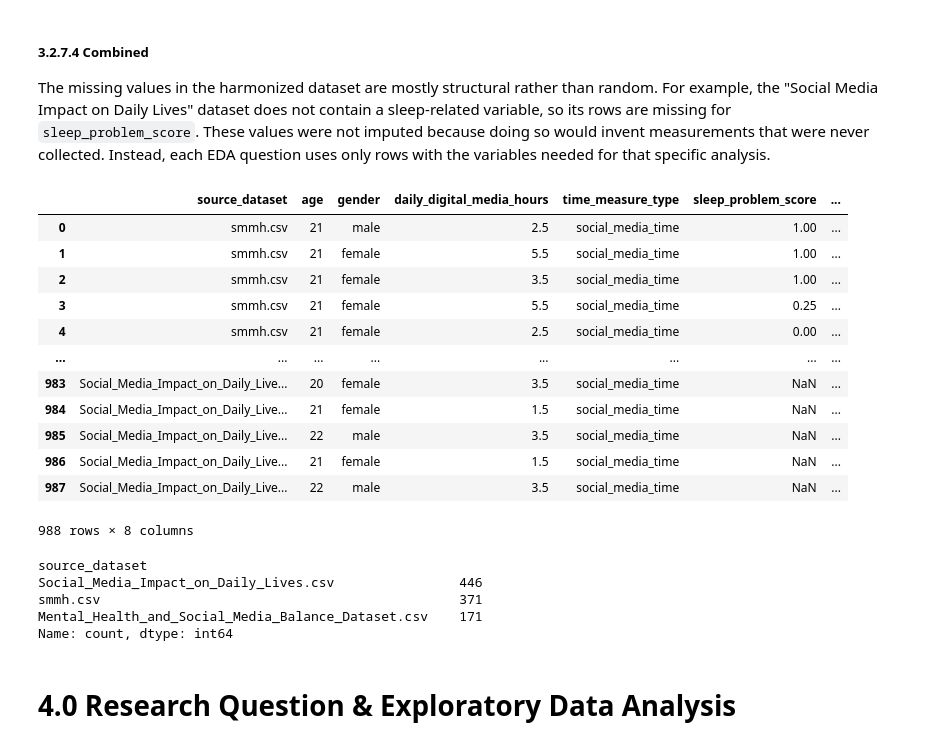
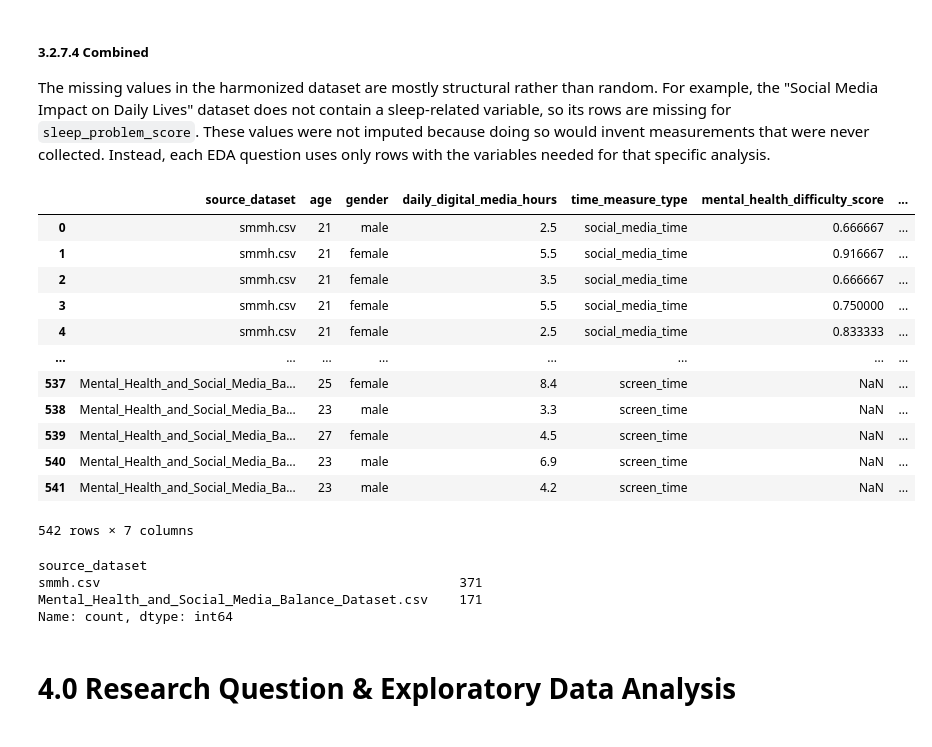
Before and after one commit to klyckman/CSMODEL, a Jupyter notebook: notebooks/Kodiak_Knowers_Notebook.ipynb, the cells around one changed output. Saved outputs shown, nothing was run; the diff lists cells and outputs as text; code cells hidden in the pictures.

```diff
--- a/notebooks/Kodiak_Knowers_Notebook.ipynb
+++ b/notebooks/Kodiak_Knowers_Notebook.ipynb
@@ -648,25 +633,2 @@ df3_combined["mental_health_difficulty_score"] = np.nan
 # %% [markdown]
 ##### **3.2.7.3 Focus Score**
-# %%
-# Harmonize focus-related variables into one comparable feature.
-# focus_difficulty_score uses a 0 to 1 scale:
-# 0 = lower focus/time-loss difficulty
-# 1 = higher focus/time-loss difficulty
-
-df1_focus_cols = [
-    "distraction_frequency",
-    "distraction_scale",
-    "concentration_difficulty"
-]
-
-df1_focus_normalized = (
-    df1_clean[df1_focus_cols]
-    .apply(pd.to_numeric, errors="coerce")
-    .sub(1)
-    .div(4)
-)
-
-df1_combined["focus_difficulty_score"] = df1_focus_normalized.mean(axis=1)
-# %%
-# For df2, it does not contain a focus-related score, so this feature is marked as missing for df2 rows.
-df2_combined["focus_difficulty_score"] = np.nan
@@ -690,28 +637,27 @@ df3_combined["focus_difficulty_score"] = (
 
 The missing values in the harmonized dataset are mostly structural rather than random. For example, the "Social Media Impact on Daily Lives" dataset does not contain a sleep-related variable, so its rows are missing for `sleep_problem_score`. These values were not imputed because doing so would invent measurements that were never collected. Instead, each EDA question uses only rows with the variables needed for that specific analysis.
 # %%
-combined_dfs = pd.concat([df1_combined, df2_combined, df3_combined],ignore_index=True)
+combined_dfs = pd.concat([df1_combined, df2_combined],ignore_index=True)
 
 combined_dfs
 # %% [output]
-|  | source_dataset | age | gender | daily_digital_media_hours | time_measure_type | sleep_problem_score | ... |
-| 0 | smmh.csv | 21 | male | 2.5 | social_media_time | 1.00 | ... |
-| 1 | smmh.csv | 21 | female | 5.5 | social_media_time | 1.00 | ... |
-| 2 | smmh.csv | 21 | female | 3.5 | social_media_time | 1.00 | ... |
-| 3 | smmh.csv | 21 | female | 5.5 | social_media_time | 0.25 | ... |
-| 4 | smmh.csv | 21 | female | 2.5 | social_media_time | 0.00 | ... |
+|  | source_dataset | age | gender | daily_digital_media_hours | time_measure_type | mental_health_difficulty_score | ... |
+| 0 | smmh.csv | 21 | male | 2.5 | social_media_time | 0.666667 | ... |
+| 1 | smmh.csv | 21 | female | 5.5 | social_media_time | 0.916667 | ... |
+| 2 | smmh.csv | 21 | female | 3.5 | social_media_time | 0.666667 | ... |
+| 3 | smmh.csv | 21 | female | 5.5 | social_media_time | 0.750000 | ... |
+| 4 | smmh.csv | 21 | female | 2.5 | social_media_time | 0.833333 | ... |
 | ... | ... | ... | ... | ... | ... | ... | ... |
-| 983 | Social_Media_Impact_on_Daily_Live... | 20 | female | 3.5 | social_media_time | NaN | ... |
-| 984 | Social_Media_Impact_on_Daily_Live... | 21 | female | 1.5 | social_media_time | NaN | ... |
-| 985 | Social_Media_Impact_on_Daily_Live... | 22 | male | 3.5 | social_media_time | NaN | ... |
-| 986 | Social_Media_Impact_on_Daily_Live... | 21 | female | 1.5 | social_media_time | NaN | ... |
-| 987 | Social_Media_Impact_on_Daily_Live... | 22 | male | 3.5 | social_media_time | NaN | ... |
+| 537 | Mental_Health_and_Social_Media_Ba... | 25 | female | 8.4 | screen_time | NaN | ... |
+| 538 | Mental_Health_and_Social_Media_Ba... | 23 | male | 3.3 | screen_time | NaN | ... |
+| 539 | Mental_Health_and_Social_Media_Ba... | 27 | female | 4.5 | screen_time | NaN | ... |
+| 540 | Mental_Health_and_Social_Media_Ba... | 23 | male | 6.9 | screen_time | NaN | ... |
+| 541 | Mental_Health_and_Social_Media_Ba... | 23 | male | 4.2 | screen_time | NaN | ... |
-988 rows × 8 columns
+542 rows × 7 columns
 # %%
 combined_dfs["source_dataset"].value_counts()
 # %% [output]
 source_dataset
-Social_Media_Impact_on_Daily_Lives.csv                446
 smmh.csv                                              371
 Mental_Health_and_Social_Media_Balance_Dataset.csv    171
 Name: count, dtype: int64
```
Also changed, not shown: parts of 11 cells of this notebook.
